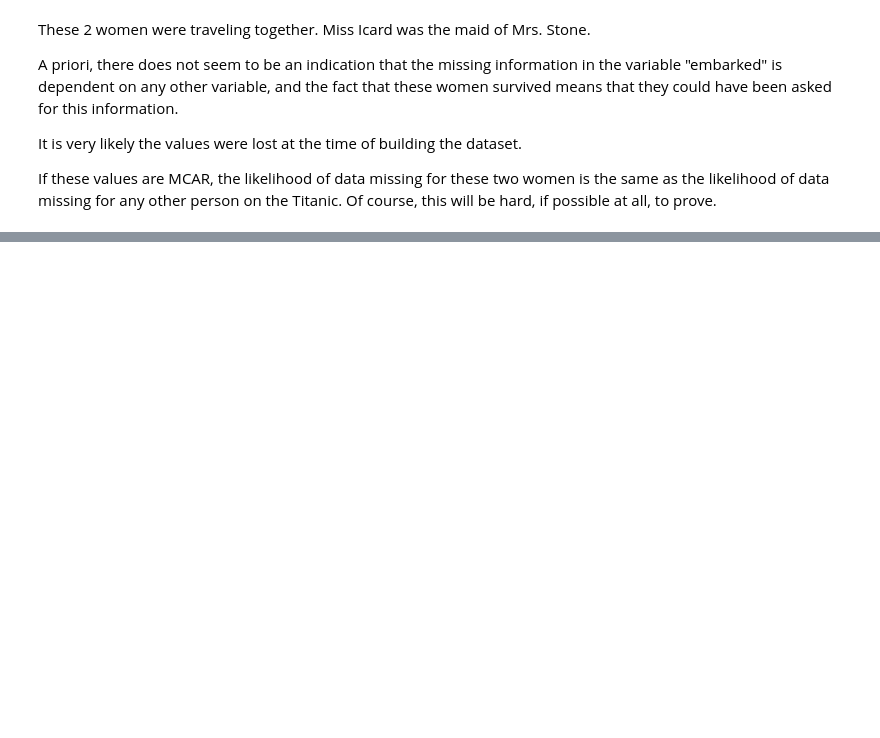
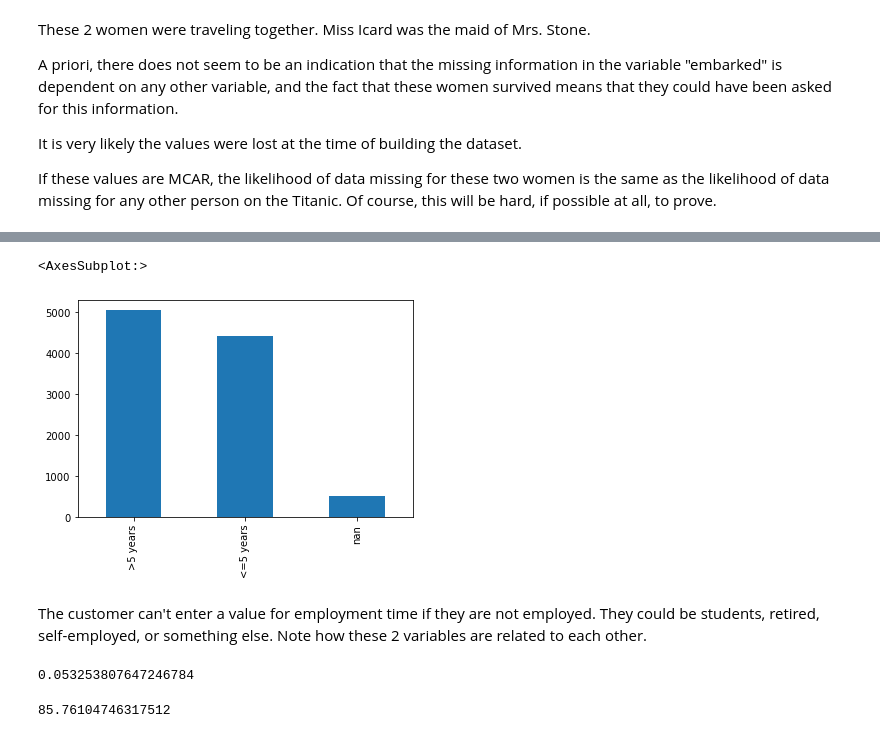
Before and after one commit to dajebbar/feature_engineering, a Jupyter notebook: python_fe/Lec-2.ipynb, the cells around one changed output, grey strips where cells are left out. Saved outputs shown, nothing was run; the diff lists cells and outputs as text; code cells hidden in the pictures; blank space fills up the shorter version.

```diff
--- a/python_fe/Lec-2.ipynb
+++ b/python_fe/Lec-2.ipynb
@@ -128,0 +170,24 @@ If these values are MCAR, the likelihood of data missing for these two women is
+# %%
+data.time_employed.value_counts(dropna=False).plot.bar()
+# %% [output]
+<AxesSubplot:>
+[figure, added]
+# %% [markdown]
+The customer can't enter a value for employment time if they are not employed. They could be students, retired, self-employed, or something else. Note how these 2 variables are related to each other.
+# %%
+# Let's calculate the proportion of missing data
+# in time_employed variable when
+# customers declared employment.
+
+# Customers who declared employment
+t = data[~data.employment.isna()]
+
+# Percentage of missing data in time employed
+t.time_employed.isna().mean() * 100.
+# %% [output]
+0.053253807647246784
+# %%
+nt = data[data.employment.isna()]
+nt.time_employed.isna().mean() * 100.
+# %% [output]
+85.76104746317512
```
Also changed, not shown: parts of 6 cells of this notebook.
